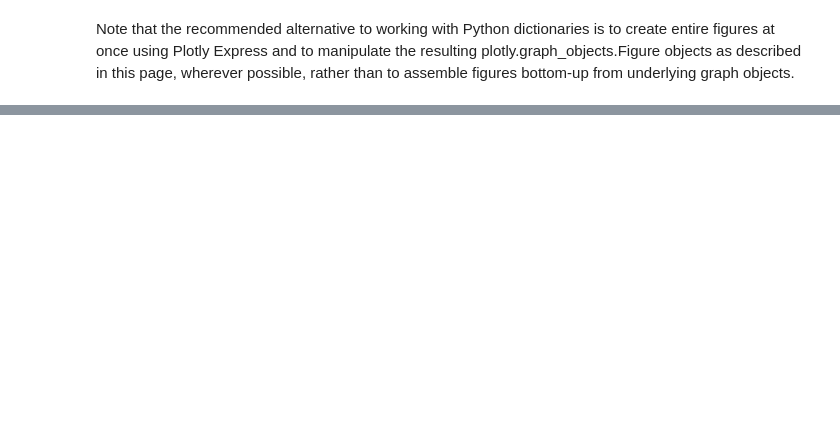
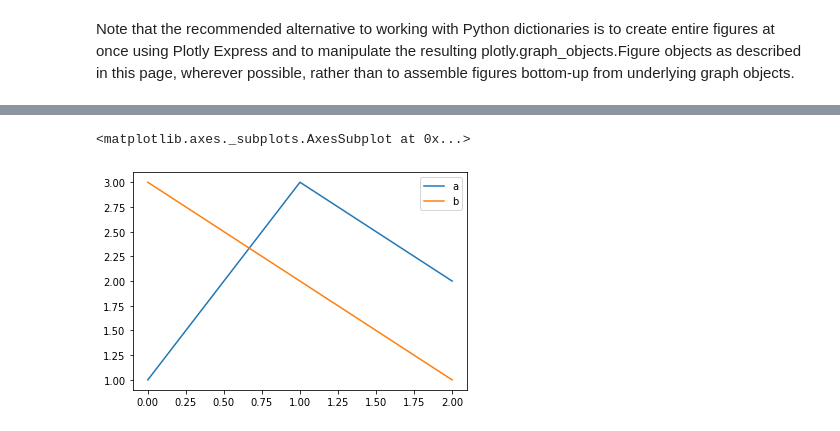
Before and after one commit to gjm112/DSCI401, a Jupyter notebook: Interactive_data_viz.ipynb, the cells around one changed output, grey strips where cells are left out. Drawn from its saved outputs; the diff is of its cells as text; code cells hidden in the pictures; blank space fills up the shorter version.

```diff
--- a/Interactive_data_viz.ipynb
+++ b/Interactive_data_viz.ipynb
@@ -77,0 +132,10 @@ Note that the recommended alternative to working with Python dictionaries is to
+# %%
+import pandas as pd
+pd.options.plotting.backend = "matplotlib"
+
+df = pd.DataFrame(dict(a=[1,3,2], b=[3,2,1]))
+fig = df.plot()
+fig
+# %% [output]
+<matplotlib.axes._subplots.AxesSubplot at 0x...>
+[figure, added]
```
Also changed, not shown: parts of 13 cells of this notebook.
